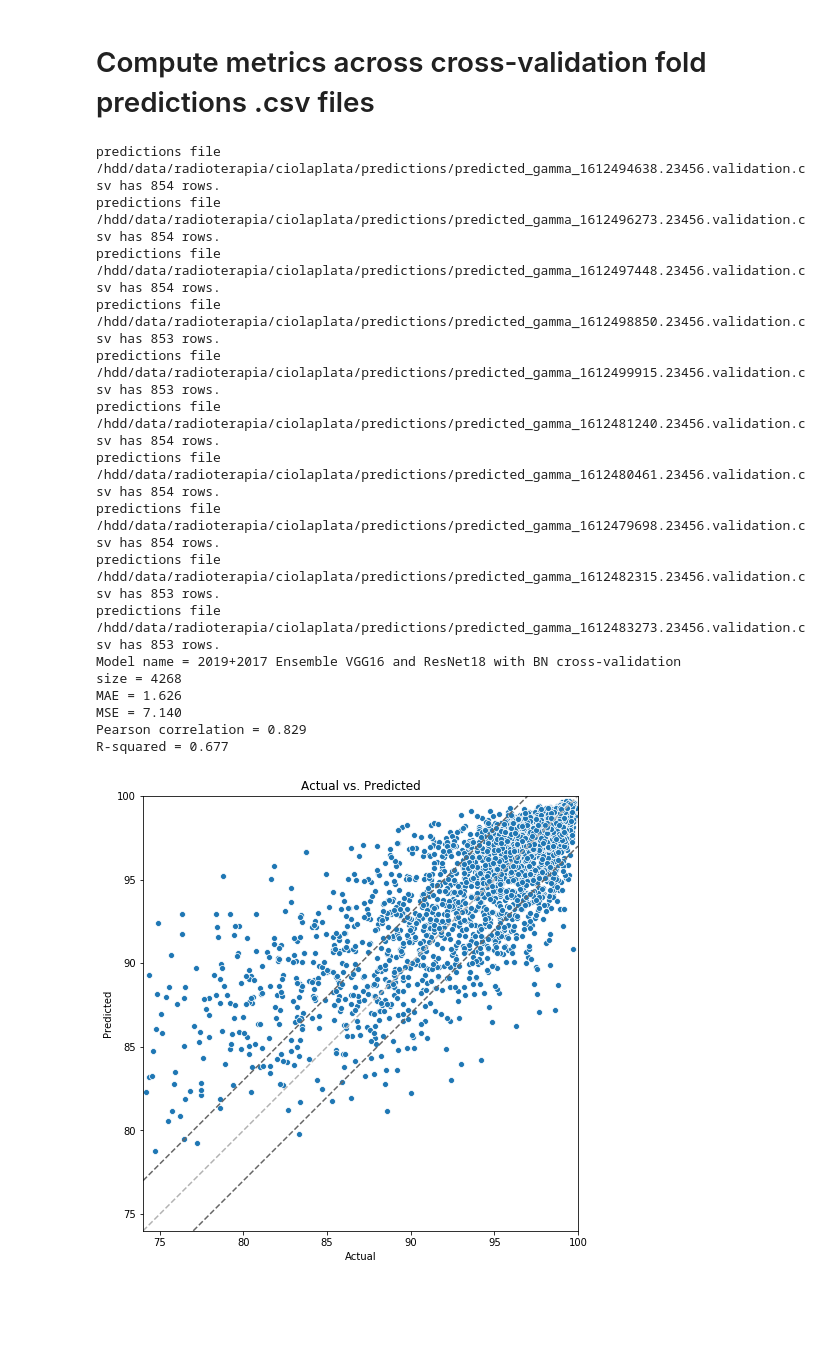
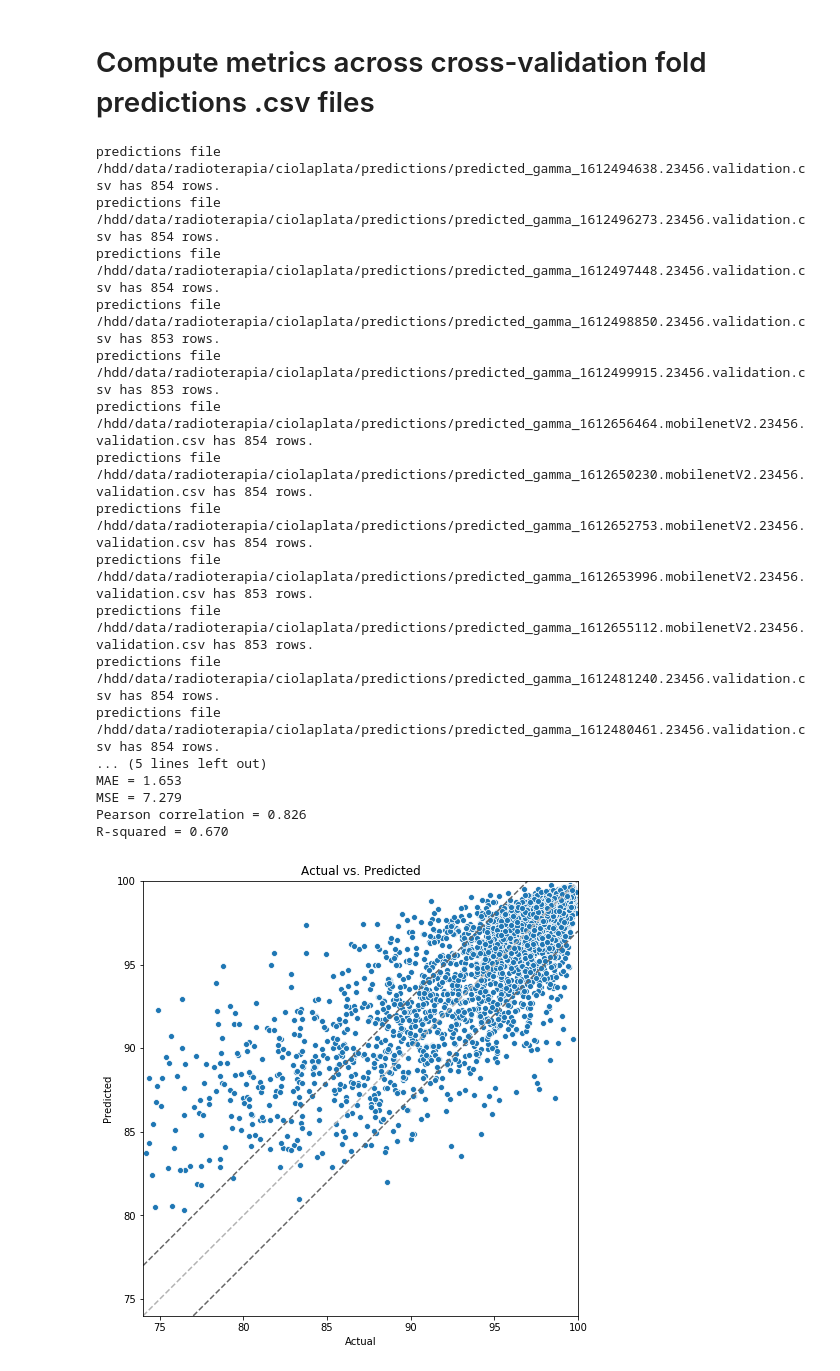
Before and after one commit to pablojrios/fluence_maps, a Jupyter notebook: compute_crossval_metrics.ipynb, the cells around one changed output. Drawn from its saved outputs; the diff is of its cells as text; code cells hidden in the pictures; blank space fills up the shorter version.

Commit message:
Computes metrics for MobileNetV2.

```diff
--- a/compute_crossval_metrics.ipynb
+++ b/compute_crossval_metrics.ipynb
@@ -75,8 +75,10 @@ if not isGoogleColab():
     ARG_PREDICTIONS_FILES_DIR='/hdd/data/radioterapia/ciolaplata/predictions'
 
 # To display in the scatter plot
-ARG_MODEL_NAME = '2019+2017 ResNet18+BN cross-validation'
-ARG_MODEL_NAME = '2019+2017 Ensemble VGG16 and ResNet18 with BN cross-validation'
+# ARG_MODEL_NAME = '2019+2017 ResNet18+BN cross-validation'
+# ARG_MODEL_NAME = '2019+2017 Ensemble (VGG16, ResNet18 with BN, MobileNetV2) cross-validation'
+# ARG_MODEL_NAME = '2019+2017 MobileNetV2 cross-validation'
+ARG_MODEL_NAME = '2019+2017 Ensemble (ResNet18 with BN, MobileNetV2) cross-validation'
 # file name example: predicted_gamma_1612479698.23456.validation.csv
 vgg16 = {
     0: '1612494638.23456',
@@ -97,15 +99,23 @@ resnet18bn = {
     1: '1612480461.23456',
     2: '1612479698.23456',
     3: '1612482315.23456',
-    4: '1612483273.23456',
+    4: '1612483273.23456'
+}
+
+mobilenetv2 = {
+    0: '1612656464.mobilenetV2.23456',
+    1: '1612650230.mobilenetV2.23456',
+    2: '1612652753.mobilenetV2.23456',
+    3: '1612653996.mobilenetV2.23456',
+    4: '1612655112.mobilenetV2.23456',
 }
 
 # this is a single model
-ARG_MODEL_PREDICTIONS = resnet18bn
+ARG_MODEL_PREDICTIONS = mobilenetv2
 
 # this is an ensemble of models
 # (vgg16, resnet18bn) es el mejor ensamble
-ARG_MODEL_PREDICTIONS = (vgg16, resnet18bn)
+ARG_MODEL_PREDICTIONS = (vgg16, mobilenetv2, resnet18bn)
 # %%
 pd.options.display.max_colwidth = 120
 # %%
@@ -122,46 +132,47 @@ def get_model_predictions(model_predictions, path):
 # %%
 if type(ARG_MODEL_PREDICTIONS)==tuple:
     df1 = get_model_predictions(ARG_MODEL_PREDICTIONS[0], ARG_PREDICTIONS_FILES_DIR)
     df2 = get_model_predictions(ARG_MODEL_PREDICTIONS[1], ARG_PREDICTIONS_FILES_DIR)
-    # df3 = get_model_predictions(ARG_MODEL_PREDICTIONS[2], ARG_PREDICTIONS_FILES_DIR)
+    df3 = get_model_predictions(ARG_MODEL_PREDICTIONS[2], ARG_PREDICTIONS_FILES_DIR)
 
     # print('First map in each fold in first model')
     # df1['filename'][0]
     # print('First map in each fold in second model')
     # df2['filename'][0]
 
     # check
     check = all(df1['filename'][223]==df2['filename'][223])
     assert check, 'predictions are not aligned in across models'
 
     y = df1['actual gamma'] # el actual es igual en cualquiera de los modelos :-)
-    y_hat = (df1['predicted gamma'] + df2['predicted gamma'])/2
-    # y_hat = (df1['predicted gamma'] + df2['predicted gamma'] + df3['predicted gamma'])/3
+    # y_hat = (df1['predicted gamma'] + df2['predicted gamma'])/2
+    y_hat = (df1['predicted gamma'] + df2['predicted gamma'] + df3['predicted gamma'])/3
 
 else:
     df = get_model_predictions(ARG_MODEL_PREDICTIONS, ARG_PREDICTIONS_FILES_DIR)
     y = df['actual gamma']
     y_hat = df['predicted gamma']
 
 display_scatterplot(ARG_MODEL_NAME, y, y_hat)
 # %% [output]
 predictions file /hdd/data/radioterapia/ciolaplata/predictions/predicted_gamma_1612494638.23456.validation.csv has 854 rows.
 predictions file /hdd/data/radioterapia/ciolaplata/predictions/predicted_gamma_1612496273.23456.validation.csv has 854 rows.
 predictions file /hdd/data/radioterapia/ciolaplata/predictions/predicted_gamma_1612497448.23456.validation.csv has 854 rows.
 predictions file /hdd/data/radioterapia/ciolaplata/predictions/predicted_gamma_1612498850.23456.validation.csv has 853 rows.
 predictions file /hdd/data/radioterapia/ciolaplata/predictions/predicted_gamma_1612499915.23456.validation.csv has 853 rows.
+predictions file /hdd/data/radioterapia/ciolaplata/predictions/predicted_gamma_1612656464.mobilenetV2.23456.validation.csv has 854 rows.
+predictions file /hdd/data/radioterapia/ciolaplata/predictions/predicted_gamma_1612650230.mobilenetV2.23456.validation.csv has 854 rows.
+predictions file /hdd/data/radioterapia/ciolaplata/predictions/predicted_gamma_1612652753.mobilenetV2.23456.validation.csv has 854 rows.
+predictions file /hdd/data/radioterapia/ciolaplata/predictions/predicted_gamma_1612653996.mobilenetV2.23456.validation.csv has 853 rows.
+predictions file /hdd/data/radioterapia/ciolaplata/predictions/predicted_gamma_1612655112.mobilenetV2.23456.validation.csv has 853 rows.
 predictions file /hdd/data/radioterapia/ciolaplata/predictions/predicted_gamma_1612481240.23456.validation.csv has 854 rows.
 predictions file /hdd/data/radioterapia/ciolaplata/predictions/predicted_gamma_1612480461.23456.validation.csv has 854 rows.
-predictions file /hdd/data/radioterapia/ciolaplata/predictions/predicted_gamma_1612479698.23456.validation.csv has 854 rows.
-predictions file /hdd/data/radioterapia/ciolaplata/predictions/predicted_gamma_1612482315.23456.validation.csv has 853 rows.
-predictions file /hdd/data/radioterapia/ciolaplata/predictions/predicted_gamma_1612483273.23456.validation.csv has 853 rows.
-Model name = 2019+2017 Ensemble VGG16 and ResNet18 with BN cross-validation
-size = 4268
-MAE = 1.626
-MSE = 7.140
-Pearson correlation = 0.829
-R-squared = 0.677
+... (5 lines left out)
+MAE = 1.653
+MSE = 7.279
+Pearson correlation = 0.826
+R-squared = 0.670
-[figure, old version]
+[figure, new version]
 <Figure size 1080x1080 with 0 Axes>
 # %%
 if isGoogleColab():
```
Also changed, not shown: 2 other files.
